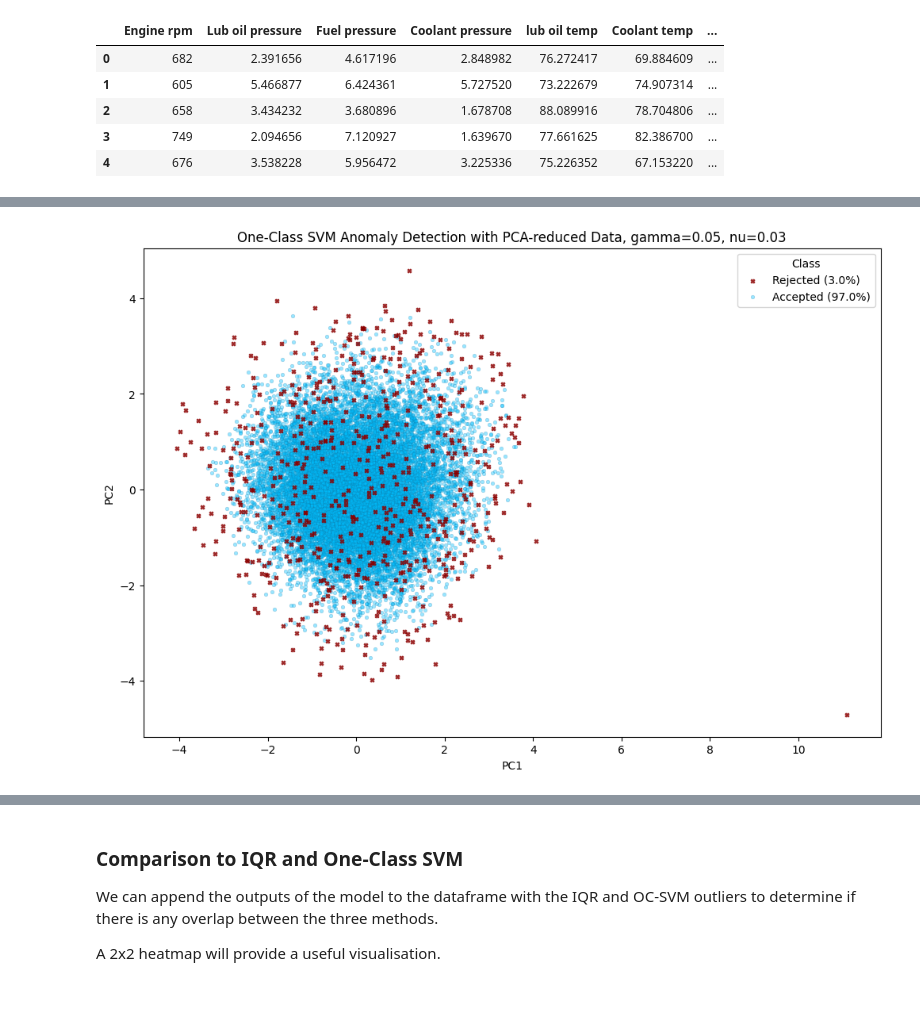
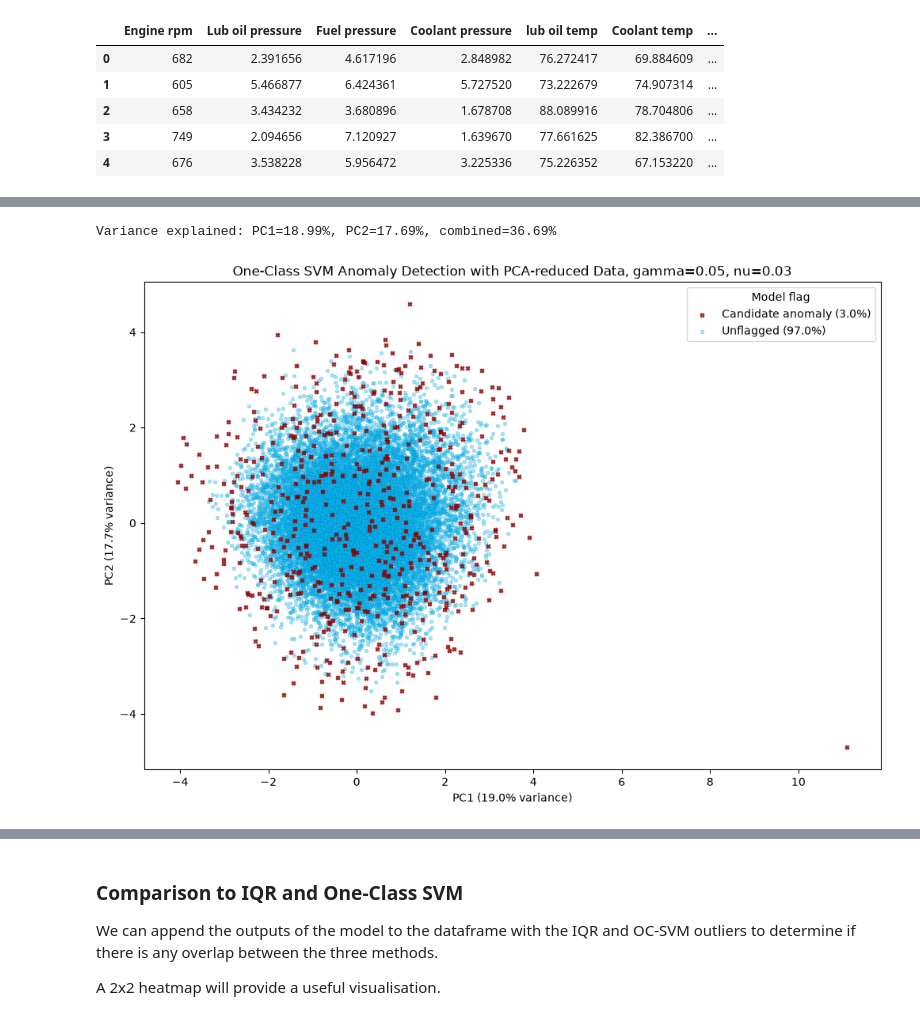
Before and after one commit to ATDiDonato/ship-engine-anomaly-detection, a Jupyter notebook: DiDonato_Alex_CAM_C101_W5_Mini-project.ipynb, the cells around one changed output, grey strips where cells are left out. Drawn from its saved outputs; the diff is of its cells as text; code cells hidden in the pictures.

```diff
--- a/DiDonato_Alex_CAM_C101_W5_Mini-project.ipynb
+++ b/DiDonato_Alex_CAM_C101_W5_Mini-project.ipynb
@@ -775,5 +601,5 @@ The anomalies will be plotted with a different colour and symbol to aid interpre
 # %%
-# Function to Visualise the model's decision boundary and anomalies
+# Plot full-feature model flags on a two-component PCA projection
 def plot_model_projection(model, X, X_2d, title, y_pred=None):
     # Predictions in model space (high-D)
     if y_pred is None:
@@ -783,17 +609,11 @@ def plot_model_projection(model, X, X_2d, title, y_pred=None):
     fig, ax = plt.subplots(figsize=(12, 8))
     plt.title(title)
 
-    labels = np.where(y_pred == 1, "Normal", "Anomaly")
-
     accepted = y_pred == 1
     rejected = y_pred == -1
 
     accepted_pct = 100.0 * accepted.mean()
     rejected_pct = 100.0 * rejected.mean()
-
-    # Count occurrences
-    unique, counts = np.unique(labels, return_counts=True)
-    count_dict = dict(zip(unique, counts))
 
     # use matplotlib's scatter to plot the points (allows better layering)
     ax.scatter(
@@ -804,7 +624,7 @@ def plot_model_projection(model, X, X_2d, title, y_pred=None):
         linewidths=0.6,
         c="darkred",
         alpha=0.8,
-        label=f"Rejected ({rejected_pct:.1f}%)",
+        label=f"Candidate anomaly ({rejected_pct:.1f}%)",
         zorder=3,
     )
     ax.scatter(
@@ -816,40 +636,33 @@ def plot_model_projection(model, X, X_2d, title, y_pred=None):
         alpha=0.40,
         edgecolors="#1f4f6f",  # very muted blue-grey
         linewidths=0.2,  # thin outline
-        label=f"Accepted ({accepted_pct:.1f}%)",
+        label=f"Unflagged ({accepted_pct:.1f}%)",
         zorder=2,
     )
 
-    # --- Modify the legend labels ---
-    handles, legend_labels = ax.get_legend_handles_labels()
-
-    new_labels = []
-    for lbl in legend_labels:
-        if lbl in count_dict:
-            new_labels.append(f"{lbl} ({count_dict[lbl]})")
-        else:
-            # keep things like “style” header untouched
-            new_labels.append(lbl)
-
-    ax.legend(handles, new_labels, title="Class")
-
-    plt.xlabel("PC1")
-    plt.ylabel("PC2")
+    ax.legend(title="Model flag")
+    plt.xlabel(f"PC1 ({pca.explained_variance_ratio_[0]:.1%} variance)")
+    plt.ylabel(f"PC2 ({pca.explained_variance_ratio_[1]:.1%} variance)")
     plt.axis("tight")
     plt.show()
 # %%
 # Fit PCA for visualization
 pca = PCA(n_components=2, random_state=42)
 X_2d = pca.fit_transform(X_scaled)
+
+print(f"Variance explained: PC1={pca.explained_variance_ratio_[0]:.2%}, "
+      f"PC2={pca.explained_variance_ratio_[1]:.2%}, "
+      f"combined={pca.explained_variance_ratio_.sum():.2%}")
 
 # Plot the model projection
 plot_model_projection(
     model,
     X_scaled.to_numpy(),
     X_2d,
     title="One-Class SVM Anomaly Detection with PCA-reduced Data" \
     ", gamma=0.05, nu=0.03",
     y_pred=y_pred
 )
 # %% [output]
+Variance explained: PC1=18.99%, PC2=17.69%, combined=36.69%
-[figure, old version]
+[figure, new version]
```
Also changed, not shown: parts of 44 cells of this notebook, 4 other files.
